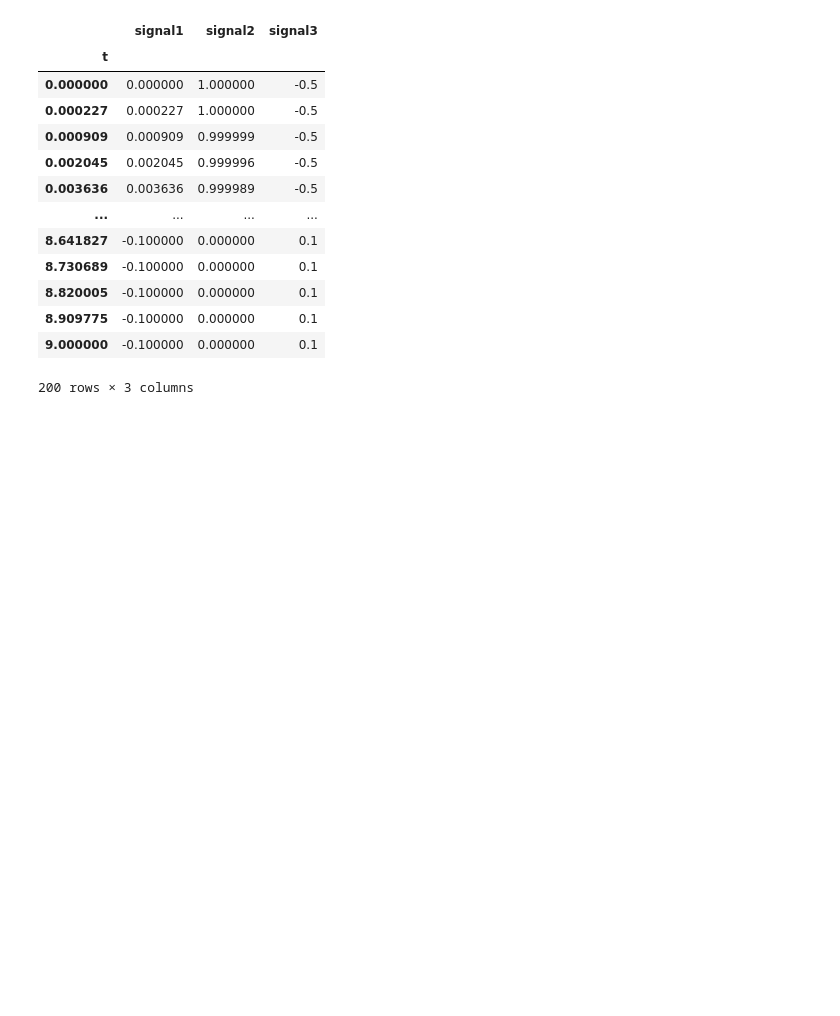
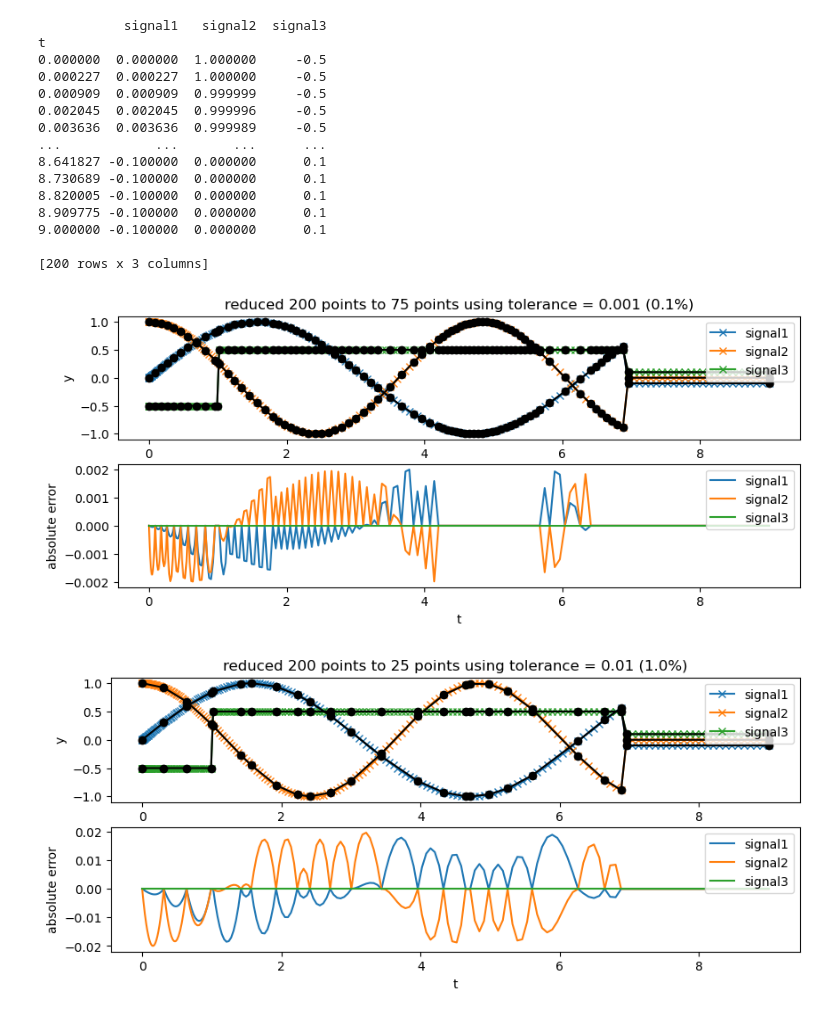
Before and after one commit to Shroff20/RDP, a Jupyter notebook: rdp_demo.ipynb, the cells around one changed output. Cells and saved outputs as stored; diff of their text form; code cells hidden in the pictures; blank space fills up the shorter version.

```diff
--- a/rdp_demo.ipynb
+++ b/rdp_demo.ipynb
@@ -137,8 +0,0 @@ def make_plots(df : pd.DataFrame, df_optimized : pd.DataFrame, df_error : pd.Dat
-# %%
-df = make_fake_data()
-
-for tolerance in [0.001, 0.01, 0.1]:
-    I_crit = get_crit_points(df, tolerance = tolerance)
-    df_optimized = df.loc[df.index[I_crit],:]
-    df_error = calculate_linear_interp_error(df, I_crit)
-    make_plots(df, df_optimized, df_error, tolerance)
@@ -164,17 +1,26 @@ t
-# %%
-df
-# %% [output]
-|  | signal1 | signal2 | signal3 |
-| t |  |  |  |
-| 0.000000 | 0.000000 | 1.000000 | -0.5 |
-| 0.000227 | 0.000227 | 1.000000 | -0.5 |
-| 0.000909 | 0.000909 | 0.999999 | -0.5 |
-| 0.002045 | 0.002045 | 0.999996 | -0.5 |
-| 0.003636 | 0.003636 | 0.999989 | -0.5 |
-| ... | ... | ... | ... |
-| 8.641827 | -0.100000 | 0.000000 | 0.1 |
-| 8.730689 | -0.100000 | 0.000000 | 0.1 |
-| 8.820005 | -0.100000 | 0.000000 | 0.1 |
-| 8.909775 | -0.100000 | 0.000000 | 0.1 |
-| 9.000000 | -0.100000 | 0.000000 | 0.1 |
-200 rows × 3 columns
+# %%
+from point_reducer import PointReducer, make_fake_data
+
+df = make_fake_data()
+PR =  PointReducer()
+
+for tolerance in [0.001, 0.01, 0.1]:
+    df_optimized = PR.reduce_points(df, tolerance)
+# %% [output]
+           signal1   signal2  signal3
+t
+0.000000  0.000000  1.000000     -0.5
+0.000227  0.000227  1.000000     -0.5
+0.000909  0.000909  0.999999     -0.5
+0.002045  0.002045  0.999996     -0.5
+0.003636  0.003636  0.999989     -0.5
+...            ...       ...      ...
+8.641827 -0.100000  0.000000      0.1
+8.730689 -0.100000  0.000000      0.1
+8.820005 -0.100000  0.000000      0.1
+8.909775 -0.100000  0.000000      0.1
+9.000000 -0.100000  0.000000      0.1
+
+[200 rows x 3 columns]
+[figure, added]
+[figure, added]
```
Also changed, not shown: parts of 5 cells of this notebook, 1 other file.
